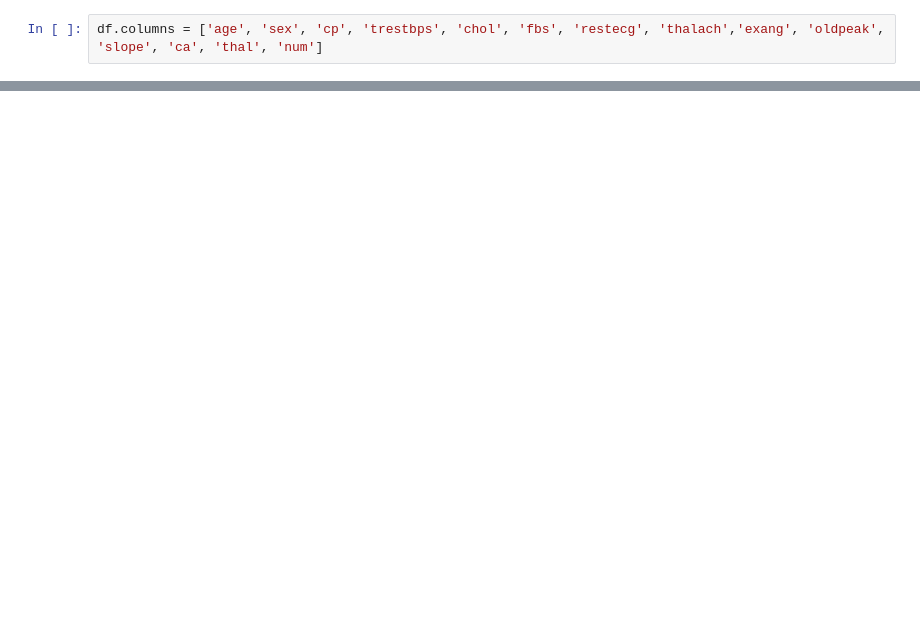
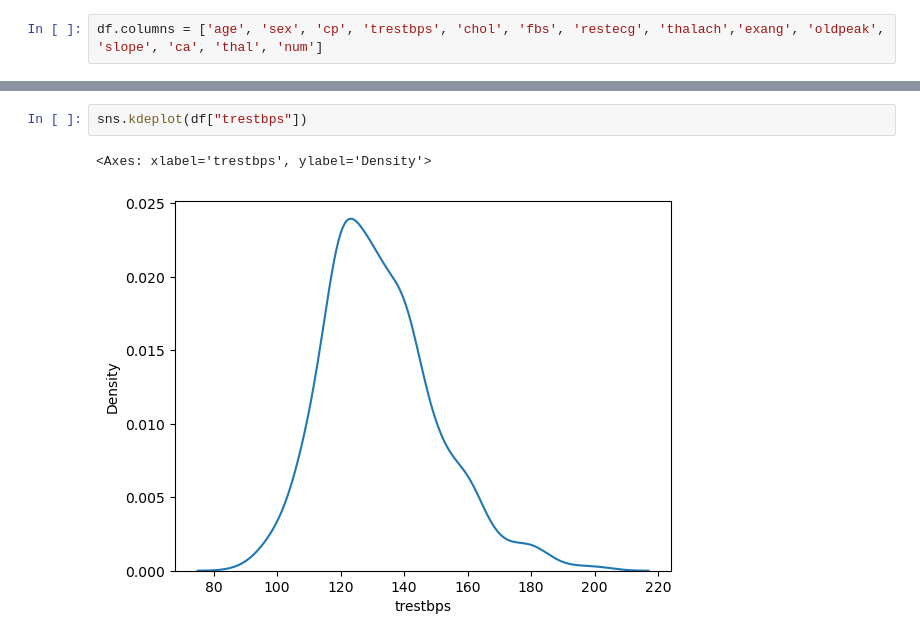
Before and after one commit to codylewis1286-spec/AI-5615-Homework, a Jupyter notebook: Homework1....ipynb, the cells around one changed output, grey strips where cells are left out. Drawn from its saved outputs; the diff is of its cells as text; blank space fills up the shorter version.

```diff
--- a/Homework1....ipynb
+++ b/Homework1....ipynb
@@ -22,0 +183,5 @@ df.dtypes
+# %%
+sns.kdeplot(df["trestbps"])
+# %% [output]
+<Axes: xlabel='trestbps', ylabel='Density'>
+[figure, added]
```
Also changed, not shown: parts of 32 cells of this notebook.
